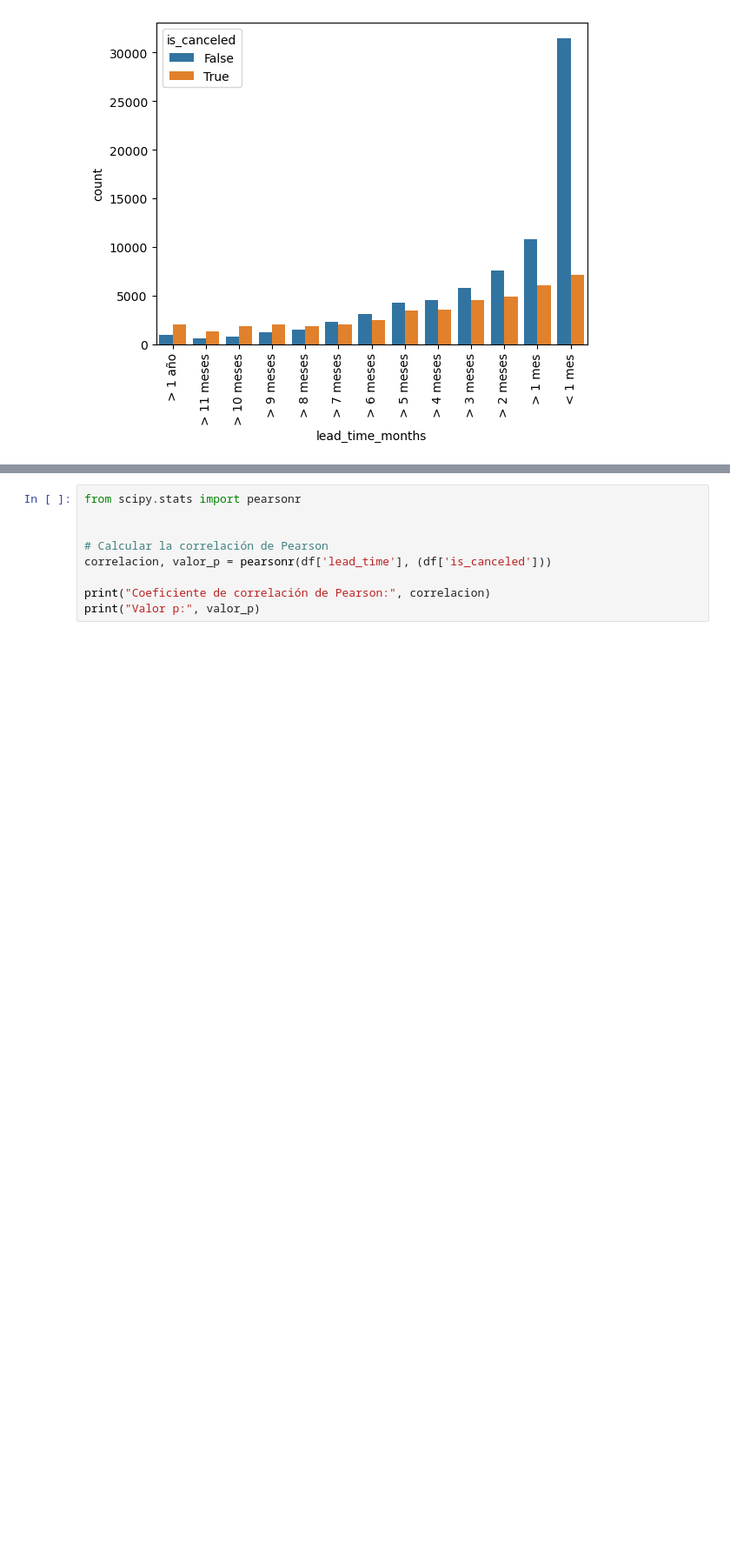
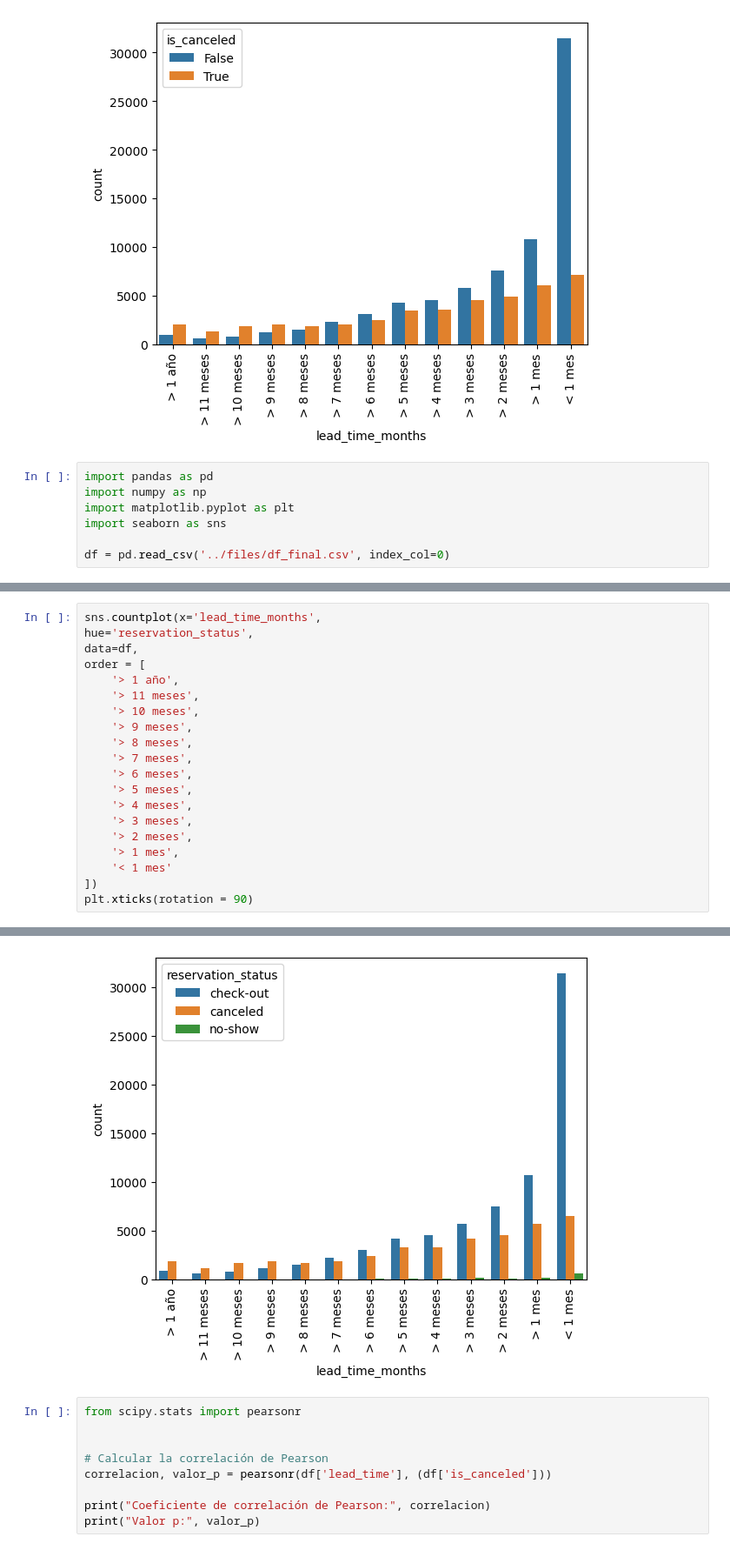
Before and after one commit to icorreald/project-da-promo-g-modulo-4-equipo-1, a Jupyter notebook: notebooks-trabajo/isa.ipynb, the cells around one changed output, grey strips where cells are left out. Shown: that part at 87% size. Cells and saved outputs as stored; diff of their text form; blank space fills up the shorter version.

Commit message:
update csv data

```diff
--- a/notebooks-trabajo/isa.ipynb
+++ b/notebooks-trabajo/isa.ipynb
@@ -387,3 +387,10 @@ plt.xticks(rotation = 90)
   Text(11, 0, '> 1 mes'),
   Text(12, 0, '< 1 mes')])
 [figure]
+# %%
+import pandas as pd
+import numpy as np
+import matplotlib.pyplot as plt
+import seaborn as sns
+
+df = pd.read_csv('../files/df_final.csv', index_col=0)
@@ -389,0 +419,21 @@ plt.xticks(rotation = 90)
+# %%
+sns.countplot(x='lead_time_months',
+hue='reservation_status',
+data=df,
+order = [
+    '> 1 año',
+    '> 11 meses',
+    '> 10 meses',
+    '> 9 meses',
+    '> 8 meses',
+    '> 7 meses',
+    '> 6 meses',
+    '> 5 meses',
+    '> 4 meses',
+    '> 3 meses',
+    '> 2 meses',
+    '> 1 mes',
+    '< 1 mes'
+])
+plt.xticks(rotation = 90)
+# %% [output]
@@ -390,3 +454,4 @@ plt.xticks(rotation = 90)
+[figure, added]
 # %%
 from scipy.stats import pearsonr
 
```
Also changed, not shown: parts of 3 cells of this notebook, 2 other files.
